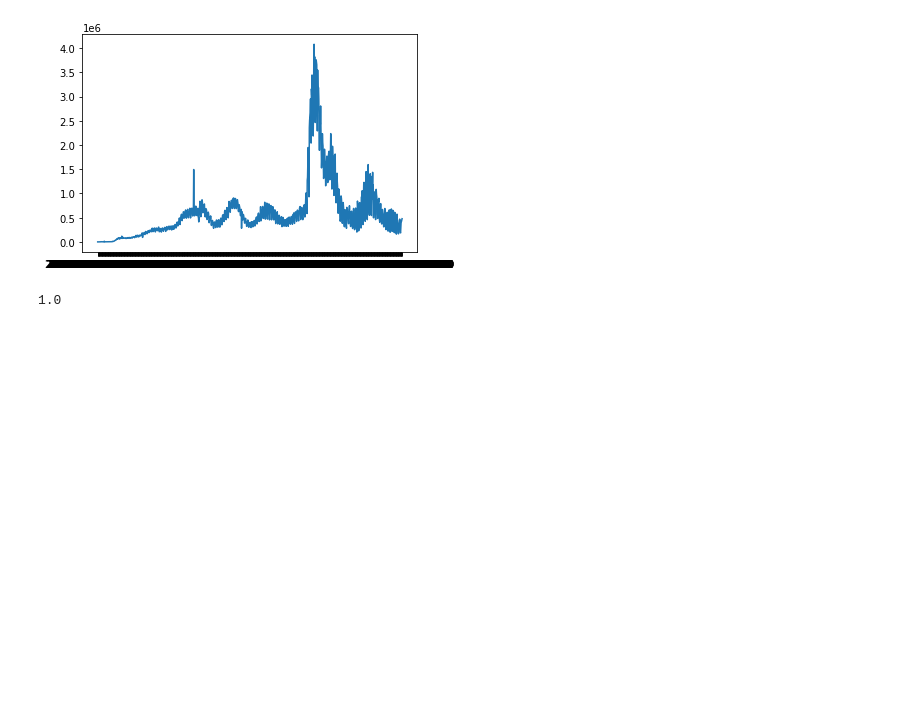
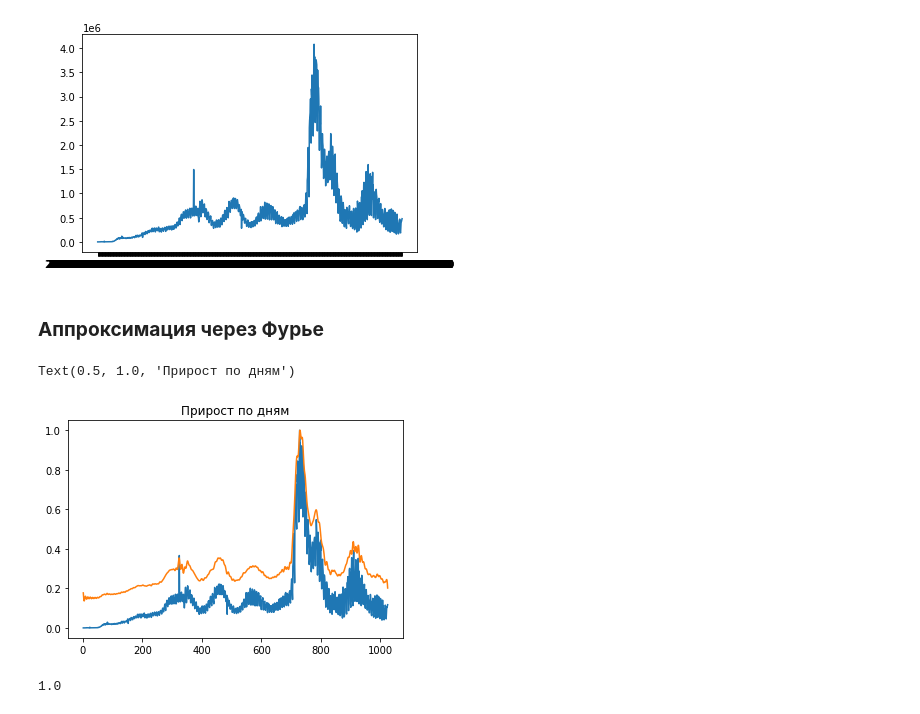
Before and after one commit to KonstantinGurskiy/AVR, a Jupyter notebook: AVR1_Gurskiy.ipynb, the cells around one changed output. Saved outputs shown, nothing was run; the diff lists cells and outputs as text; code cells hidden in the pictures; blank space fills up the shorter version.

```diff
--- a/AVR1_Gurskiy.ipynb
+++ b/AVR1_Gurskiy.ipynb
@@ -5,7 +5,7 @@ import seaborn as sns
 from matplotlib import pyplot as plt
 import scipy
 # %%
-data = pd.read_csv("dataset.csv",";")
+data = pd.read_csv("https://raw.githubusercontent.com/KonstantinGurskiy/AVR/main/dataset.csv",";")
 # %%
 data.head()
 # %% [output]
@@ -25,12 +25,20 @@ plt.plot(data_cut['DateTime'], data_cut['Заражений за день'])
 spectra = np.fft.fft(data_cut['Заражений за день'])
 a = (spectra.real**2 + spectra.imag**2)**(1/2)
 theta = np.angle(spectra)
+# %% [markdown]
+### **Аппроксимация через Фурье**
 # %%
 new_x = range(1,len(data_cut['DateTime'])+1)
 new_y = np.zeros(data_cut['Заражений за день'].shape)
 fd = 1 / np.mean(np.diff(new_x))
 for i in range(int(len(new_y) / 8)):
     new_y += np.cos(2 * np.pi * fd/len(new_y) * i * new_x  + theta[i]) * a[i]
+plt.plot(new_x, data_cut['Заражений за день']/max( data_cut['Заражений за день']))
+plt.plot(new_x,new_y/max(new_y))
+plt.title("Прирост по дням")
+# %% [output]
+Text(0.5, 1.0, 'Прирост по дням')
+[figure, added]
 # %%
 fd
 # %% [output]
```
Also changed, not shown: parts of 5 cells of this notebook.
